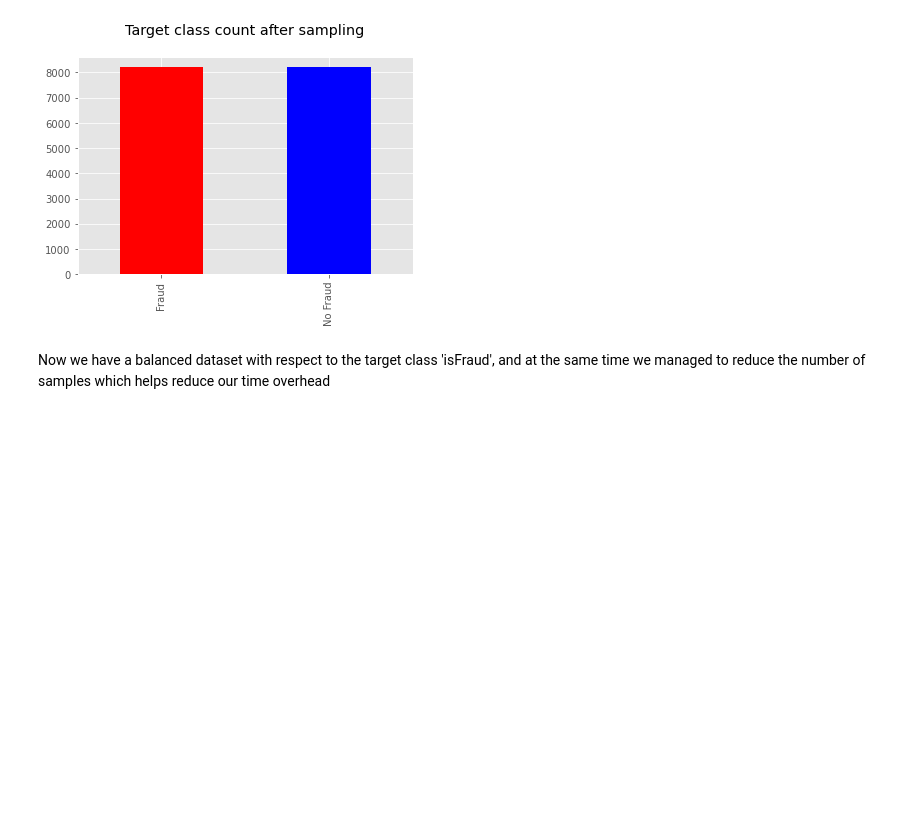
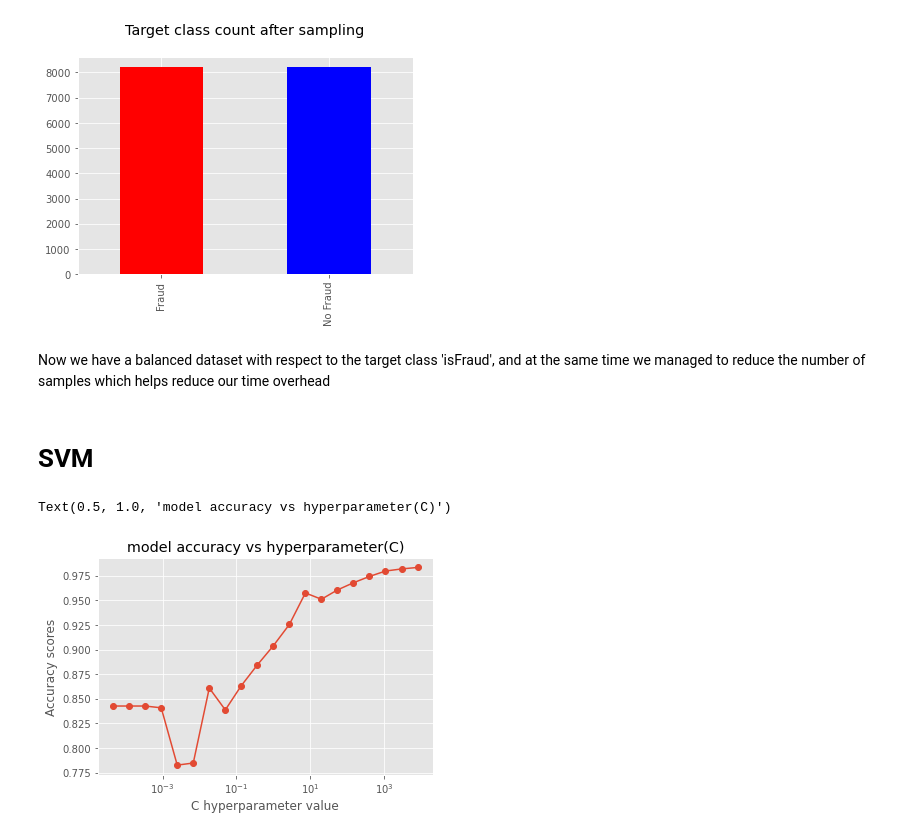
Before and after one commit to yazanattar99/creditCardFraudDetection, a Jupyter notebook: src/main.ipynb, the cells around one changed output. Saved outputs shown, nothing was run; the diff lists cells and outputs as text; code cells hidden in the pictures; blank space fills up the shorter version.

Commit message:
Trained and performed intial analysis on non-linear SVM

```diff
--- a/src/main.ipynb
+++ b/src/main.ipynb
@@ -202,3 +202,5 @@ dataForModel['isFraud'].value_counts().plot(kind='bar', title = 'Target class co
 [figure]
 # %% [markdown]
 Now we have a balanced dataset with respect to the target class 'isFraud', and at the same time we managed to reduce the number of samples which helps reduce our time overhead
+# %% [markdown]
+# SVM
@@ -207,7 +212,25 @@ X_under = dataForModel.iloc[:, :-1].values
 y_under = dataForModel.iloc[:, -1].values
 X_train_under, X_test_under, y_train_under, y_test_under = train_test_split(X_under, y_under, test_size = 0.2, random_state = 1)
 # %%
-# first I will normalize the non-categorical features
-normalizer = preprocessing.Normalizer()
-X_train_under[:,0:3] = normalizer.fit_transform(X_train_under[:,0:3])
-X_test_under[:,0:3] = normalizer.transform(X_test_under[:,0:3])
+# first I will standardize the features
+sc = preprocessing.StandardScaler()
+X_train_under[:,0:3] = sc.fit_transform(X_train_under[:,0:3])
+X_test_under[:,0:3] = sc.transform(X_test_under[:,0:3])
+# %%
+Cs = np.exp(np.arange(20)-10)
+
+svm_accuracies = []
+for C in Cs:
+    clf = SVC(kernel='rbf',C=C) # TODO we can perform a grid search to take this an extra step
+    clf.fit(X_train_under,y_train_under)
+    acc = clf.score(X_test_under,y_test_under)
+    svm_accuracies.append(acc)
+# %%
+plt.plot(Cs,svm_accuracies,marker='o')
+plt.xlabel('C hyperparameter value')
+plt.xscale('log')
+plt.ylabel('Accuracy scores')
+plt.title('model accuracy vs hyperparameter(C)')
+# %% [output]
+Text(0.5, 1.0, 'model accuracy vs hyperparameter(C)')
+[figure, added]
```
Also changed, not shown: parts of 1 cell of this notebook.
